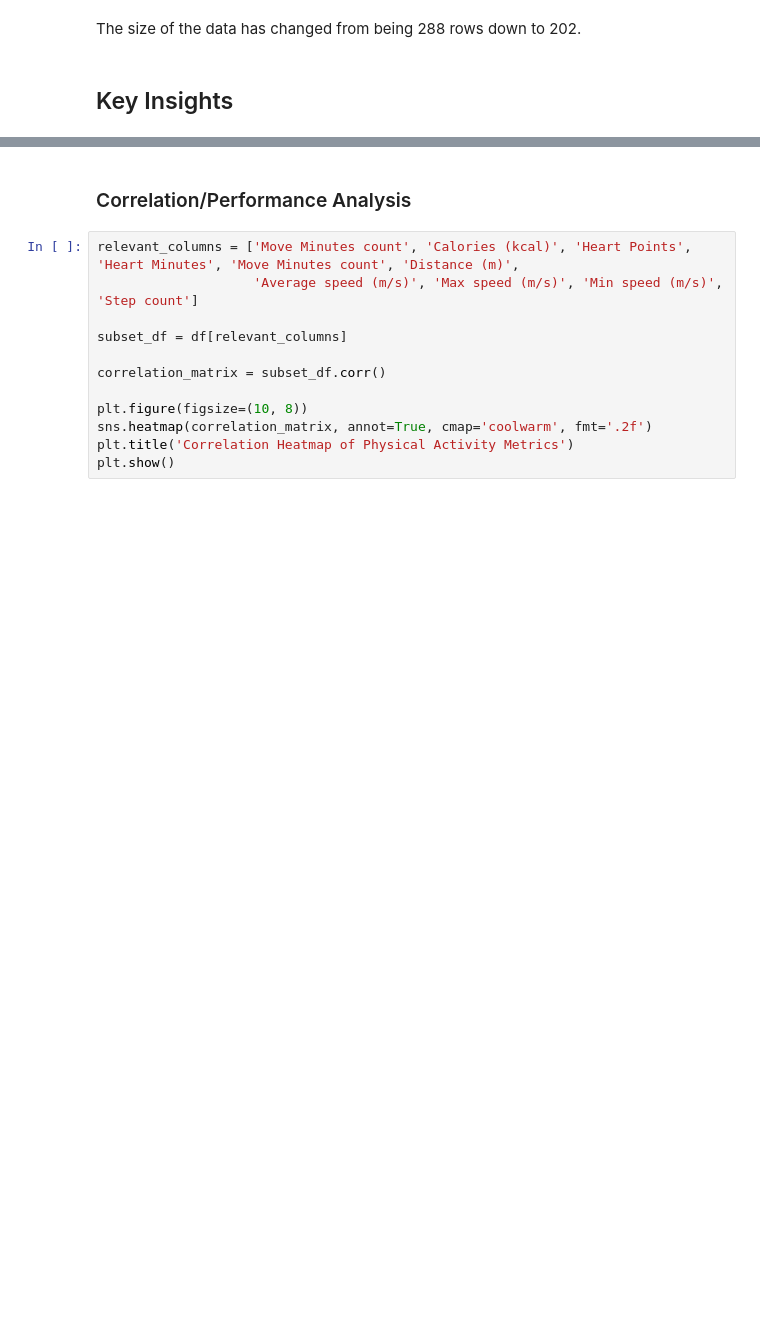
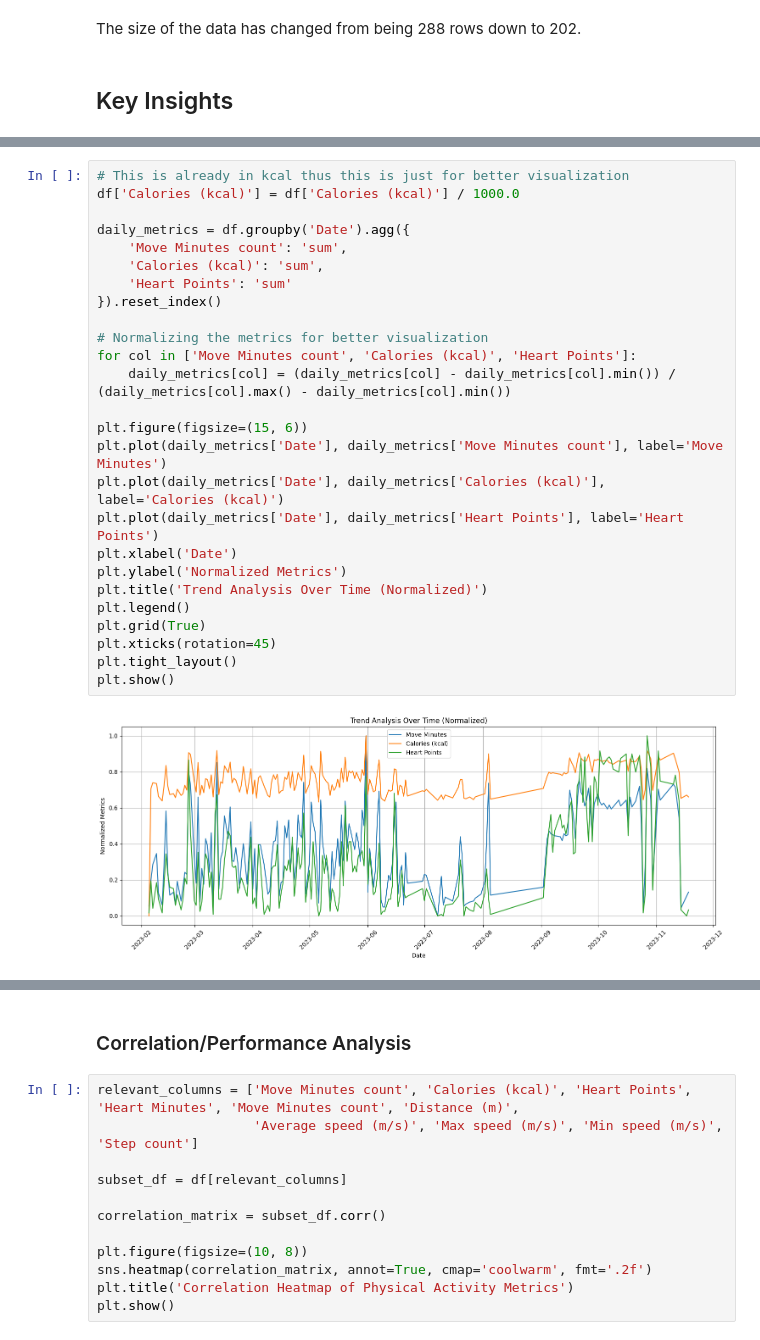
Before and after one commit to Kimchi21/Data-Analysis_Portfolio, a Jupyter notebook: Google Takeout/Python Notebooks/Fit_Analysis.ipynb, the cells around one changed output, grey strips where cells are left out. Cells and saved outputs as stored; diff of their text form; blank space fills up the shorter version.

```diff
--- a/Google Takeout/Python Notebooks/Fit_Analysis.ipynb
+++ b/Google Takeout/Python Notebooks/Fit_Analysis.ipynb
@@ -323,0 +336,28 @@ plt.show()
+# %%
+# This is already in kcal thus this is just for better visualization
+df['Calories (kcal)'] = df['Calories (kcal)'] / 1000.0
+
+daily_metrics = df.groupby('Date').agg({
+    'Move Minutes count': 'sum',
+    'Calories (kcal)': 'sum',
+    'Heart Points': 'sum'
+}).reset_index()
+
+# Normalizing the metrics for better visualization
+for col in ['Move Minutes count', 'Calories (kcal)', 'Heart Points']:
+    daily_metrics[col] = (daily_metrics[col] - daily_metrics[col].min()) / (daily_metrics[col].max() - daily_metrics[col].min())
+
+plt.figure(figsize=(15, 6))
+plt.plot(daily_metrics['Date'], daily_metrics['Move Minutes count'], label='Move Minutes')
+plt.plot(daily_metrics['Date'], daily_metrics['Calories (kcal)'], label='Calories (kcal)')
+plt.plot(daily_metrics['Date'], daily_metrics['Heart Points'], label='Heart Points')
+plt.xlabel('Date')
+plt.ylabel('Normalized Metrics')
+plt.title('Trend Analysis Over Time (Normalized)')
+plt.legend()
+plt.grid(True)
+plt.xticks(rotation=45)
+plt.tight_layout()
+plt.show()
+# %% [output]
+[figure, added]
```
Also changed, not shown: parts of 18 cells of this notebook, 1 other file.
